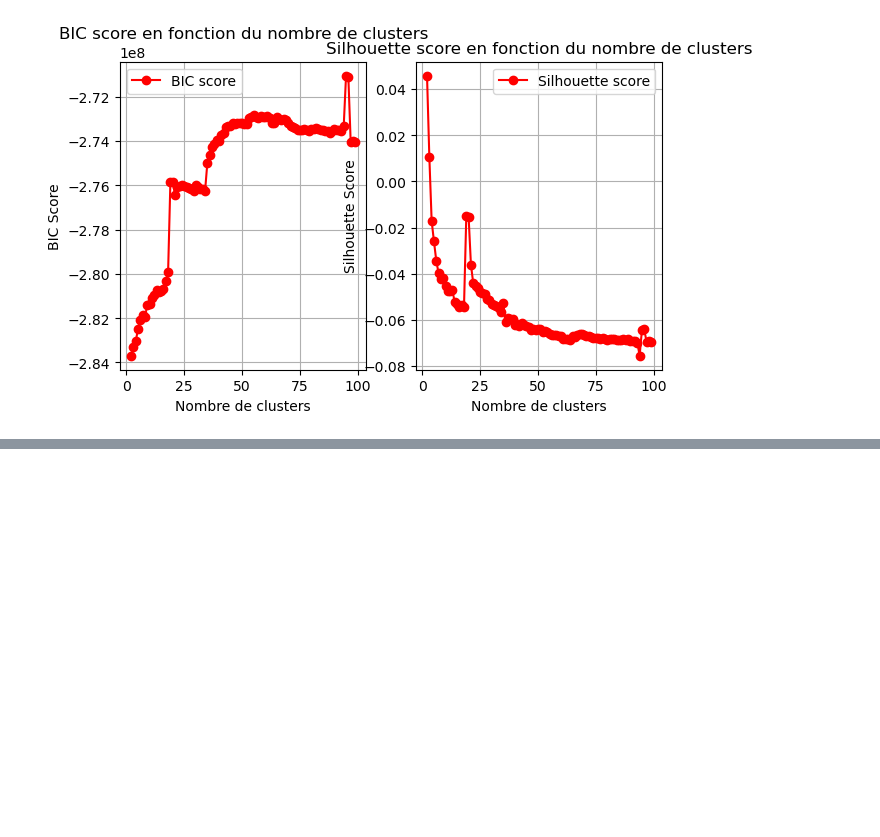
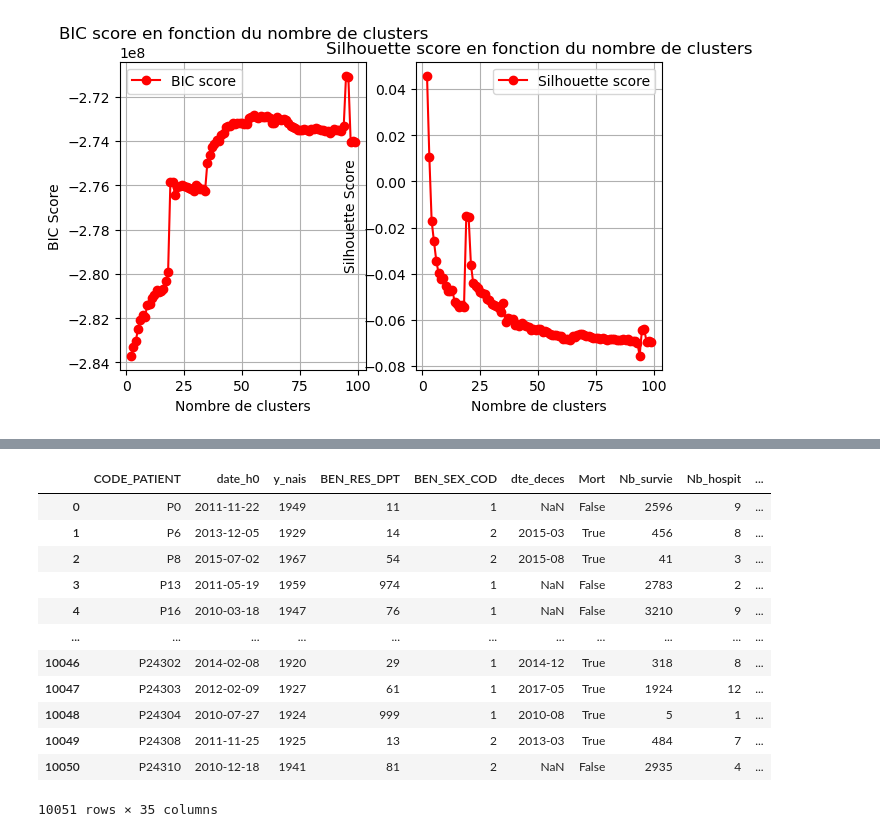
Before and after one commit to Kirscher/TextMining_Parcours_de_soin, a Jupyter notebook: Clustering/KMedoids_JaroWinkler.ipynb, the cells around one changed output, grey strips where cells are left out. Cells and saved outputs as stored; diff of their text form; code cells hidden in the pictures; blank space fills up the shorter version.

```diff
--- a/Clustering/KMedoids_JaroWinkler.ipynb
+++ b/Clustering/KMedoids_JaroWinkler.ipynb
@@ -316,0 +293,6 @@ plt.show()
+# %%
+for i in range(1, n_clusters+1):
+    base_patient["cluster"+str(i)] = [0]*len(base_patient)
+# %%
+for i, label in enumerate(kmedoids.labels_):
+    base_patient.loc[i, "cluster"+str(label+1)] = 1
@@ -316,0 +309,22 @@ plt.show()
+# %%
+base_patient['p_soins'] = ['']*len(base_patient)
+# %%
+for i, patient in enumerate(X_patient):
+    p_soin = convert_to_sentence(patient)
+    base_patient.loc[i, 'p_soins'] = p_soin
+# %%
+base_patient
+# %% [output]
+|  | CODE_PATIENT | date_h0 | y_nais | BEN_RES_DPT | BEN_SEX_COD | dte_deces | Mort | Nb_survie | Nb_hospit | ... |
+| 0 | P0 | 2011-11-22 | 1949 | 11 | 1 | NaN | False | 2596 | 9 | ... |
+| 1 | P6 | 2013-12-05 | 1929 | 14 | 2 | 2015-03 | True | 456 | 8 | ... |
+| 2 | P8 | 2015-07-02 | 1967 | 54 | 2 | 2015-08 | True | 41 | 3 | ... |
+| 3 | P13 | 2011-05-19 | 1959 | 974 | 1 | NaN | False | 2783 | 2 | ... |
+| 4 | P16 | 2010-03-18 | 1947 | 76 | 1 | NaN | False | 3210 | 9 | ... |
+| ... | ... | ... | ... | ... | ... | ... | ... | ... | ... | ... |
+| 10046 | P24302 | 2014-02-08 | 1920 | 29 | 1 | 2014-12 | True | 318 | 8 | ... |
+| 10047 | P24303 | 2012-02-09 | 1927 | 61 | 1 | 2017-05 | True | 1924 | 12 | ... |
+| 10048 | P24304 | 2010-07-27 | 1924 | 999 | 1 | 2010-08 | True | 5 | 1 | ... |
+| 10049 | P24308 | 2011-11-25 | 1925 | 13 | 2 | 2013-03 | True | 484 | 7 | ... |
+| 10050 | P24310 | 2010-12-18 | 1941 | 81 | 2 | NaN | False | 2935 | 4 | ... |
+10051 rows × 35 columns
```
Also changed, not shown: parts of 11 cells of this notebook, 2 other files.
